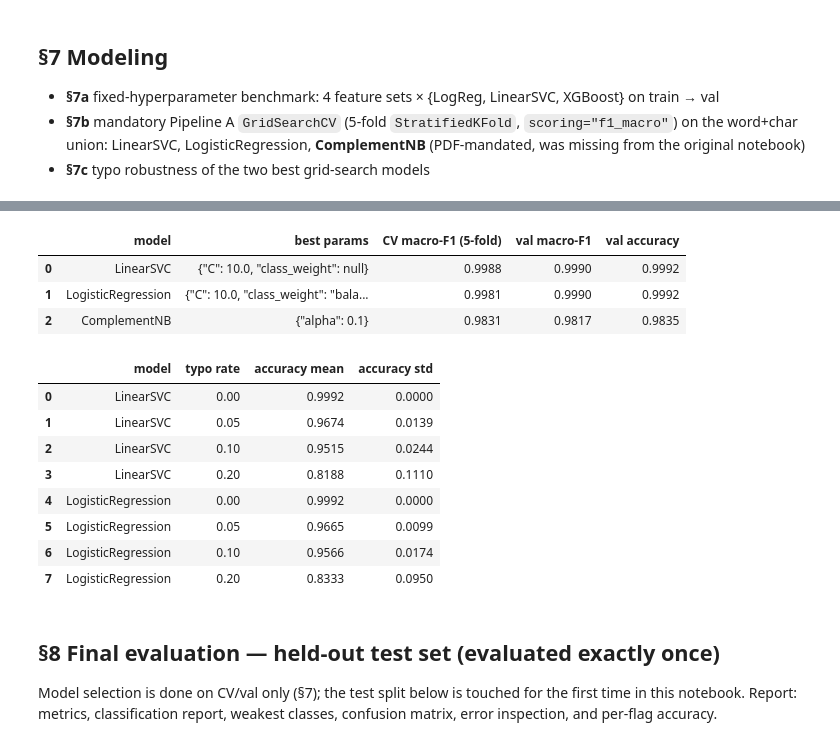
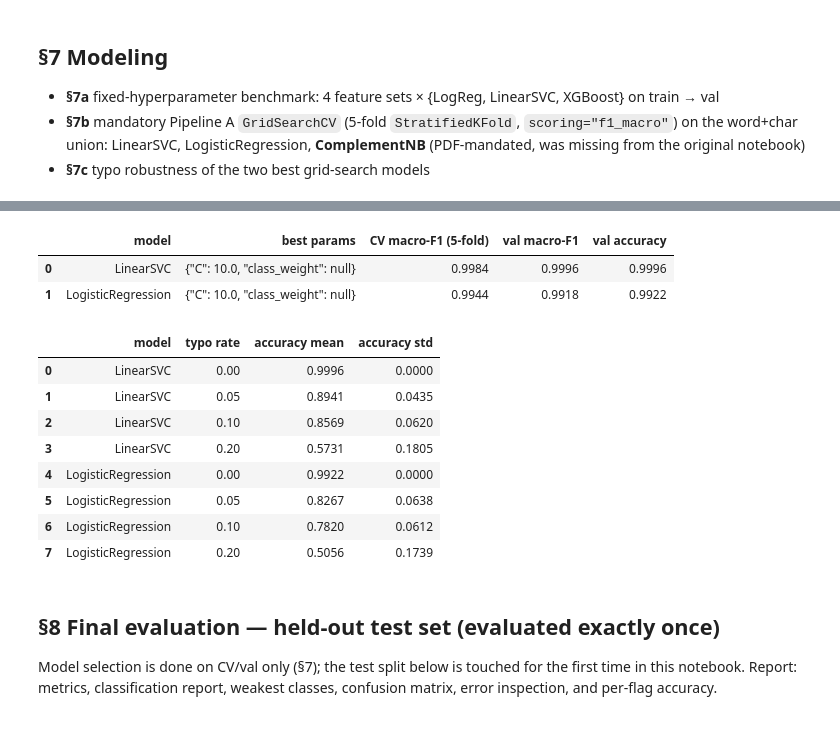
Before and after one commit to hananAhmed07/Customer-Support-Project, a Jupyter notebook: organized.ipynb, the cells around one changed output, grey strips where cells are left out. Cells and saved outputs as stored; diff of their text form; code cells hidden in the pictures.

```diff
--- a/organized.ipynb
+++ b/organized.ipynb
@@ -673,10 +665,12 @@ saved reports\figures\05_benchmark_heatmap.png
 # %%
-# STEP 7b - MANDATORY PIPELINE A: GridSearchCV (the model selection step)
+# STEP 7b - MANDATORY GRID SEARCH: char TF-IDF ∪ Word2Vec (model selection step)
 # 5-fold StratifiedKFold, scoring='f1_macro', fit on TRAIN ONLY. LinearSVC and
-# LogisticRegression over C x class_weight; ComplementNB over alpha (added because the
-# PDF mandates it). n_jobs=-1 parallelizes the folds. Winner: LinearSVC C=10.
+# LogisticRegression over C x class_weight on the combined features. ComplementNB is
+# also run (PDF mandates it) but on the non-negative char TF-IDF only, because the
+# signed Word2Vec dimensions are invalid input for a multinomial NB.
+# n_jobs=-1 parallelizes the folds. Winner: LinearSVC C=10.
 
-# --- §7b mandatory Pipeline A: GridSearchCV (word+char union) -------------
+# --- §7b grid search: combined union (LinearSVC/LogReg) + char-only NB -------
 cv = StratifiedKFold(n_splits=5, shuffle=True, random_state=SEED)
 grid_searches = {}
 
@@ -684,7 +678,7 @@ t0 = time.time()
 grid_searches["LinearSVC"] = GridSearchCV(
     LinearSVC(random_state=SEED, max_iter=5000),
     {"C": [0.1, 1.0, 10.0], "class_weight": [None, "balanced"]},
-    cv=cv, scoring="f1_macro", n_jobs=-1).fit(Xu_tr, y_tr)
+    cv=cv, scoring="f1_macro", n_jobs=-1).fit(Xcw_tr, y_tr)
 gs = grid_searches["LinearSVC"]
 print(f"LinearSVC   best={gs.best_params_}  cvF1={gs.best_score_:.4f}  ({time.time()-t0:.0f}s)")
 
@@ -692,15 +686,16 @@ t0 = time.time()
 grid_searches["LogisticRegression"] = GridSearchCV(
     LogisticRegression(max_iter=2000, random_state=SEED),
     {"C": [0.1, 1.0, 10.0], "class_weight": [None, "balanced"]},
-    cv=cv, scoring="f1_macro", n_jobs=-1).fit(Xu_tr, y_tr)
+    cv=cv, scoring="f1_macro", n_jobs=-1).fit(Xcw_tr, y_tr)
 gs = grid_searches["LogisticRegression"]
 print(f"LogReg      best={gs.best_params_}  cvF1={gs.best_score_:.4f}  ({time.time()-t0:.0f}s)")
 
+# ComplementNB requires non-negative features -> char TF-IDF only (signed W2V invalid)
 t0 = time.time()
-grid_searches["ComplementNB"] = GridSearchCV(
+grid_cnb = GridSearchCV(
     ComplementNB(),
     {"alpha": [0.1, 0.5, 1.0]},
-    cv=cv, scoring="f1_macro", n_jobs=-1).fit(Xu_tr, y_tr)
-gs = grid_searches["ComplementNB"]
-print(f"ComplementNB best={gs.best_params_}  cvF1={gs.best_score_:.4f}  ({time.time()-t0:.0f}s)")
+    cv=cv, scoring="f1_macro", n_jobs=-1).fit(Xc_tr, y_tr)
+print(f"ComplementNB(char only) best={grid_cnb.best_params_}  "
+      f"cvF1={grid_cnb.best_score_:.4f}  ({time.time()-t0:.0f}s)")
 # %% [output]
@@ -715,7 +710,7 @@ ComplementNB best={'alpha': 0.1}  cvF1=0.9831  (0s)
 
 rows = []
 for name, gs in grid_searches.items():
-    pred = gs.best_estimator_.predict(Xu_va)
+    pred = gs.best_estimator_.predict(Xcw_va)
     rows.append({"model": name,
                  "best params": json.dumps(gs.best_params_, default=str),
                  "CV macro-F1 (5-fold)": round(gs.best_score_, 4),
@@ -727,42 +722,41 @@ cv_summary = (pd.DataFrame(rows)
 cv_summary
 # %% [output]
 |  | model | best params | CV macro-F1 (5-fold) | val macro-F1 | val accuracy |
-| 0 | LinearSVC | {"C": 10.0, "class_weight": null} | 0.9988 | 0.9990 | 0.9992 |
-| 1 | LogisticRegression | {"C": 10.0, "class_weight": "bala... | 0.9981 | 0.9990 | 0.9992 |
-| 2 | ComplementNB | {"alpha": 0.1} | 0.9831 | 0.9817 | 0.9835 |
+| 0 | LinearSVC | {"C": 10.0, "class_weight": null} | 0.9984 | 0.9996 | 0.9996 |
+| 1 | LogisticRegression | {"C": 10.0, "class_weight": null} | 0.9944 | 0.9918 | 0.9922 |
 # %%
 # STEP 7c - TYPO ROBUSTNESS OF THE TOP-2 GRID MODELS
 # Same add_typos() stress test (0/5/10/20% x 3 seeds) on the two best grid-search
 # models, evaluated on validation to confirm the choice degrades gracefully.
 
 # --- §7c typo robustness of the two best grid-search models ---------------
 rows = []
 for name in cv_summary["model"].head(2).tolist():
     est = grid_searches[name].best_estimator_
     for rate in [0.0, 0.05, 0.10, 0.20]:
         if rate == 0:
-            accs = [accuracy_score(y_va, est.predict(Xu_va))]
+            accs = [accuracy_score(y_va, est.predict(Xcw_va))]
         else:
             accs = []
             for s in (1, 7, 42):
                 noisy = X_va.map(lambda t: add_typos(t, rate, s))
-                Xn = sparse.hstack([w_vec.transform(noisy), c_vec.transform(noisy)]).tocsr()
+                Xn = sparse.hstack([c_vec.transform(noisy), w2v_vec.transform(noisy)]).tocsr()
                 accs.append(accuracy_score(y_va, est.predict(Xn)))
         rows.append({"model": name, "typo rate": rate,
                      "accuracy mean": round(float(np.mean(accs)), 4),
                      "accuracy std": round(float(np.std(accs)), 4)})
 robust_df = pd.DataFrame(rows)
 robust_df
 # %% [output]
 |  | model | typo rate | accuracy mean | accuracy std |
-| 0 | LinearSVC | 0.00 | 0.9992 | 0.0000 |
-| 1 | LinearSVC | 0.05 | 0.9674 | 0.0139 |
-| 2 | LinearSVC | 0.10 | 0.9515 | 0.0244 |
-| 3 | LinearSVC | 0.20 | 0.8188 | 0.1110 |
-| 4 | LogisticRegression | 0.00 | 0.9992 | 0.0000 |
-| 5 | LogisticRegression | 0.05 | 0.9665 | 0.0099 |
-| 6 | LogisticRegression | 0.10 | 0.9566 | 0.0174 |
-| 7 | LogisticRegression | 0.20 | 0.8333 | 0.0950 |
+| 0 | LinearSVC | 0.00 | 0.9996 | 0.0000 |
+| 1 | LinearSVC | 0.05 | 0.8941 | 0.0435 |
+| 2 | LinearSVC | 0.10 | 0.8569 | 0.0620 |
+| 3 | LinearSVC | 0.20 | 0.5731 | 0.1805 |
+| 4 | LogisticRegression | 0.00 | 0.9922 | 0.0000 |
+| 5 | LogisticRegression | 0.05 | 0.8267 | 0.0638 |
+| 6 | LogisticRegression | 0.10 | 0.7820 | 0.0612 |
+| 7 | LogisticRegression | 0.20 | 0.5056 | 0.1739 |
 # %% [markdown]
 ## §8 Final evaluation — held-out test set (evaluated exactly once)
 
```
Also changed, not shown: parts of 13 cells of this notebook, 15 other files.
